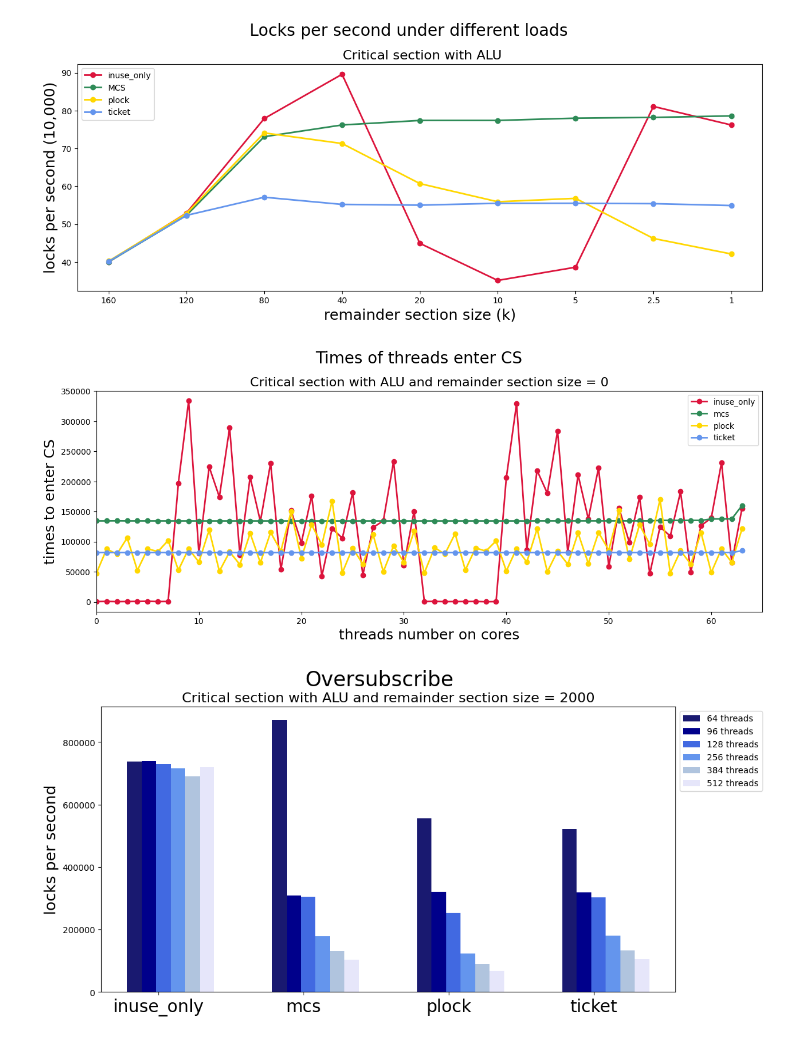
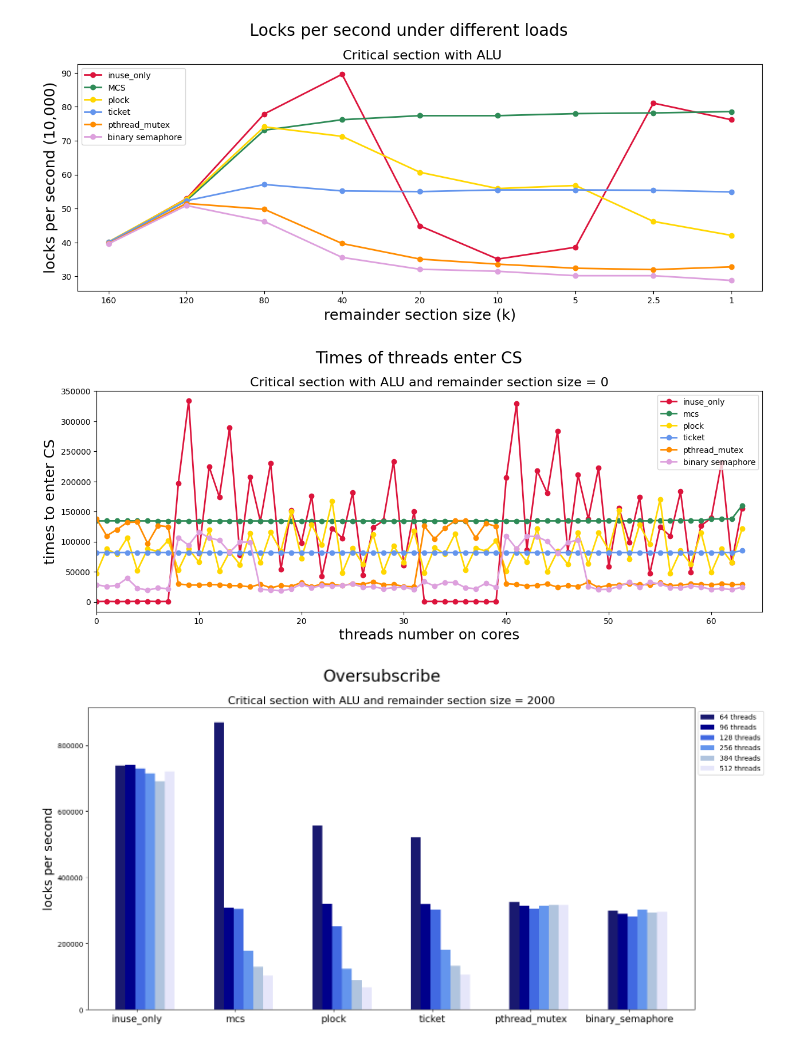
Before and after one commit to Ashen1110/Master_OS, a Jupyter notebook: code/test_data/test_data.ipynb, the cells around one changed output. Cells and saved outputs as stored; diff of their text form; code cells hidden in the pictures.

```diff
--- a/code/test_data/test_data.ipynb
+++ b/code/test_data/test_data.ipynb
@@ -11,12 +11,17 @@ plock = [40.2, 52.8, 74.1, 71.3, 60.7, 55.9, 56.8, 46.2, 42.1]
 ticket = [40.1, 52.3, 57.1, 55.2, 55.0, 55.5, 55.5, 55.4, 54.9]
 mcs = [40.0, 52.3, 73.1, 76.2, 77.4, 77.4, 78.0, 78.2, 78.6]
 
+mutex = [39.7, 51.5, 49.8, 39.7, 35.1, 33.6, 32.4, 32.0, 32.8]
+semaphore = [39.6, 50.9, 46.2, 35.6, 32.1, 31.5, 30.2, 30.2, 28.8]
+
 values = range(len(ncs_size))
 plt.figure(figsize=(15,5),dpi=100,linewidth = 2)
 plt.plot(values, inuse_only, color="crimson", linestyle="-", linewidth="2", markersize="12", marker=".", label="inuse_only")
 plt.plot(values, mcs, color="seagreen", linestyle="-", linewidth="2", markersize="12", marker=".", label="MCS")
 plt.plot(values, plock, color="gold", linestyle="-", linewidth="2", markersize="12", marker=".", label="plock")
 plt.plot(values, ticket, color="cornflowerblue", linestyle="-", linewidth="2", markersize="12", marker=".", label="ticket")
+plt.plot(values, mutex, color="darkorange", linestyle="-", linewidth="2", markersize="12", marker=".", label="pthread_mutex")
+plt.plot(values, semaphore, color="plum", linestyle="-", linewidth="2", markersize="12", marker=".", label="binary semaphore")
 
 
 plt.xticks(values, ncs_size)
@@ -31,7 +36,7 @@ plt.title(sub, y=1, fontsize="16")
 plt.legend()
 plt.show()
 # %% [output]
-[figure, old version]
+[figure, new version]
 # %%
 #ALU fairness
 # ncs_size = 0, threads_num = 64
@@ -42,12 +47,16 @@ inuse_only = [660,836,570,697,882,1081,652,788,197268,333904,80604,224302,174297
 plock = [47505,87886,79325,106342,52354,88068,83609,101999,52789,88334,66002,119298,50998,83120,61913,114032,65187,115469,84478,150081,72271,128199,94800,167552,48525,89519,62653,111791,50112,93432,65660,117351,48128,90221,79402,113234,52853,89703,84298,101243,51349,88687,66140,121416,50024,84259,62446,114508,63967,115101,85819,152541,70690,128027,95466,170008,47773,85088,62576,115161,48812,88219,65555,121194]
 ticket = [81916,81920,81894,81887,81878,81874,81935,81867,81863,81860,81848,81848,81848,81848,81848,81848,81844,81844,81845,81844,81843,81843,81843,81843,81842,81842,81842,81841,81842,81841,81841,81841,81841,81841,81841,81842,81842,81842,81842,81842,81843,81843,81844,81845,81845,81847,81847,81849,81850,81851,81852,81854,81856,81858,81861,81863,81867,81870,81875,81881,81896,81909,81925,84991]
 mcs = [134508,134513,134673,134516,134514,134499,134490,134482,134463,134462,134437,134437,134444,134442,134438,134441,134436,134435,134423,134430,134429,134427,134423,134423,134426,134428,134423,134424,134427,134426,134425,134422,134429,134430,134427,134432,134433,134432,134434,134436,134436,134439,134394,134533,134535,134538,134541,134542,134554,134550,134553,134554,134566,134571,134537,135342,135315,135323,135335,135344,137729,137755,137853,160047]
+mutex = [138276,109692,120163,132061,132639,96946,126727,124899,29836,28080,27963,28793,28492,27035,26854,24969,29292,23389,27150,25659,32185,25089,29809,29164,26833,30523,29243,33274,28436,28948,25805,25079,125973,104513,122533,134785,134881,106316,130359,125445,30272,29025,26650,27604,29773,24442,27476,25837,32725,23929,27714,28649,30107,29020,28365,31598,27157,27958,29955,29314,28463,29921,28749,29212]
+semaphore = [28492,25686,27458,39299,22774,19535,23232,21952,106764,94093,115934,106531,102112,82445,99356,99156,21098,19797,18425,21502,29398,23530,27085,26555,26931,29780,24514,25463,21694,23638,24729,20462,33674,26326,32391,32253,23630,21803,30945,24815,109464,88205,109241,108414,100563,80959,98760,102977,25270,20569,20909,25485,32738,24734,32550,29862,23732,23286,26423,24714,20905,22068,20454,24269]
 
 plt.figure(figsize=(15,5),dpi=100,linewidth = 2)
 plt.plot(threads, inuse_only, color="crimson", linestyle="-", linewidth="2", markersize="12", marker=".", label="inuse_only")
 plt.plot(threads, mcs, color="seagreen", linestyle="-", linewidth="2", markersize="12", marker=".", label="mcs")
 plt.plot(threads, plock, color="gold", linestyle="-", linewidth="2", markersize="12", marker=".", label="plock")
 plt.plot(threads, ticket, color="cornflowerblue", linestyle="-", linewidth="2", markersize="12", marker=".", label="ticket")
+plt.plot(threads, mutex, color="darkorange", linestyle="-", linewidth="2", markersize="12", marker=".", label="pthread_mutex")
+plt.plot(threads, semaphore, color="plum", linestyle="-", linewidth="2", markersize="12", marker=".", label="binary semaphore")
 
 
 plt.xlim(0, 65)
@@ -62,39 +71,39 @@ plt.title(sub, fontsize="16")
 plt.legend()
 plt.show()
 # %% [output]
-[figure, old version]
+[figure, new version]
 # %%
 # ALU oversubscribe
 #x_threads = [64,96,128,256,384, 512], ncs_size = 2000
-spinlocks = ['inuse_only', 'mcs', 'plock', 'ticket']
-thread64 = [738379, 869575,556451,521936]
-thread96 = [740543, 308022,321253,318450]
-thread128 = [729639,304442,253023,302181]
-thread256 = [715372,178520,122789,180964]
-thread384 = [690685,130040,89158,132163]
-thread512 = [720130,102788,67006,105257]
+spinlocks = ['inuse_only', 'mcs', 'plock', 'ticket', 'pthread_mutex', 'binary_semaphore']
+thread64 = [738379, 869575,556451,521936, 325090, 299942]
+thread96 = [740543, 308022,321253,318450, 315230, 288715]
+thread128 = [729639,304442,253023,302181, 305899, 281994]
+thread256 = [715372,178520,122789,180964, 315072, 302584]
+thread384 = [690685,130040,89158,132163, 315758, 293258]
+thread512 = [720130,102788,67006,105257, 315995, 295654]
 
 x = np.arange(len(spinlocks))
 width = 0.1
 
-plt.figure(figsize=(12,6),dpi=100,linewidth = 2)
+plt.figure(figsize=(16,8),dpi=100,linewidth = 2)
 
 plt.bar(x, thread64, width, color='midnightblue', label='64 threads')
 plt.bar(x+width, thread96, width, color='darkblue', label='96 threads')
 plt.bar(x+width*2, thread128, width, color='royalblue', label='128 threads')
 plt.bar(x+width*3, thread256, width, color='cornflowerblue', label='256 threads')
 plt.bar(x+width*4, thread384, width, color='lightsteelblue', label='384 threads')
 plt.bar(x+width*5, thread512, width, color='lavender', label='512 threads')
 
-plt.xticks(x + width*5/3 , spinlocks, fontsize="20")
+plt.xticks(x + width*5/3 , spinlocks, fontsize="14")
 plt.ylabel('locks per second', fontsize="18")
 plt.suptitle('Oversubscribe', fontsize="24")
 sub = "Critical section with ALU and remainder section size = 2000"
 plt.title(sub, fontsize="16")
 plt.legend(bbox_to_anchor=(1,1), loc='upper left')
 plt.show()
 # %% [output]
-[figure, old version]
+[figure, new version]
 # %%
 #### IO Section
 # %%
```
Also changed, not shown: parts of 3 cells of this notebook, 20 other files.
